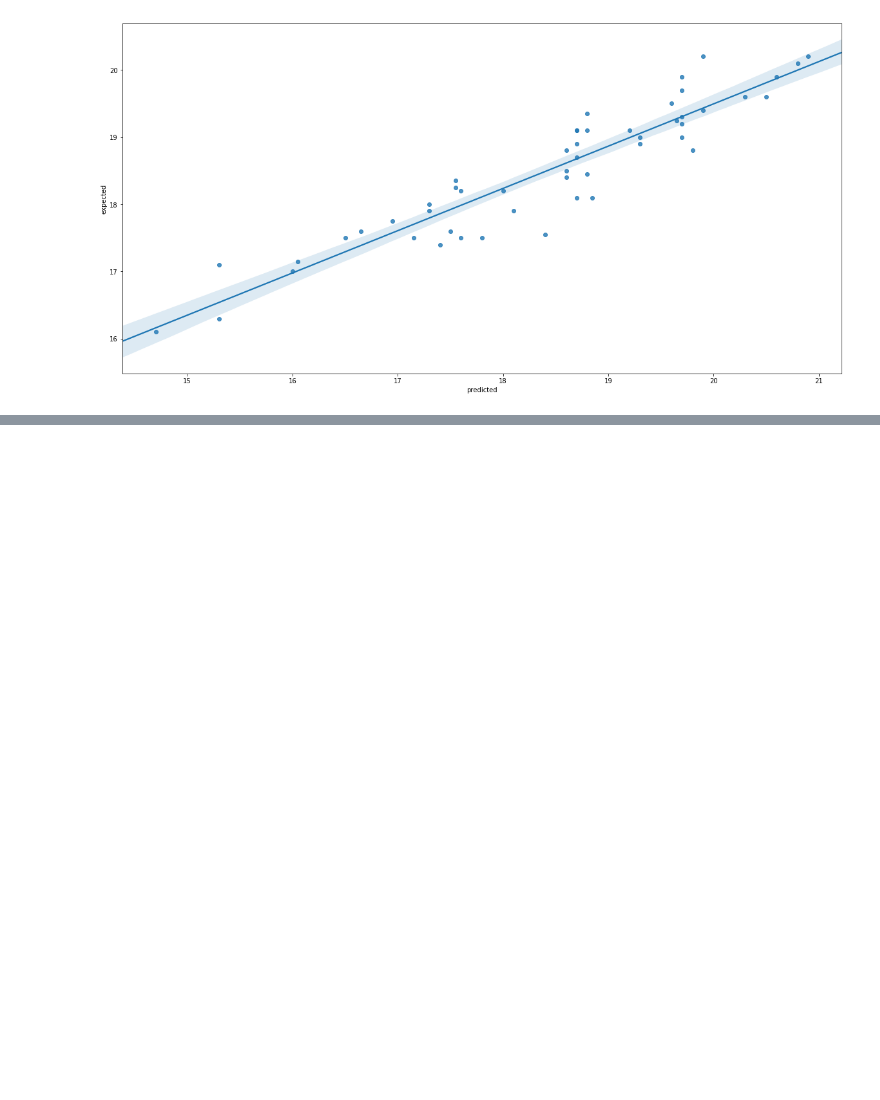
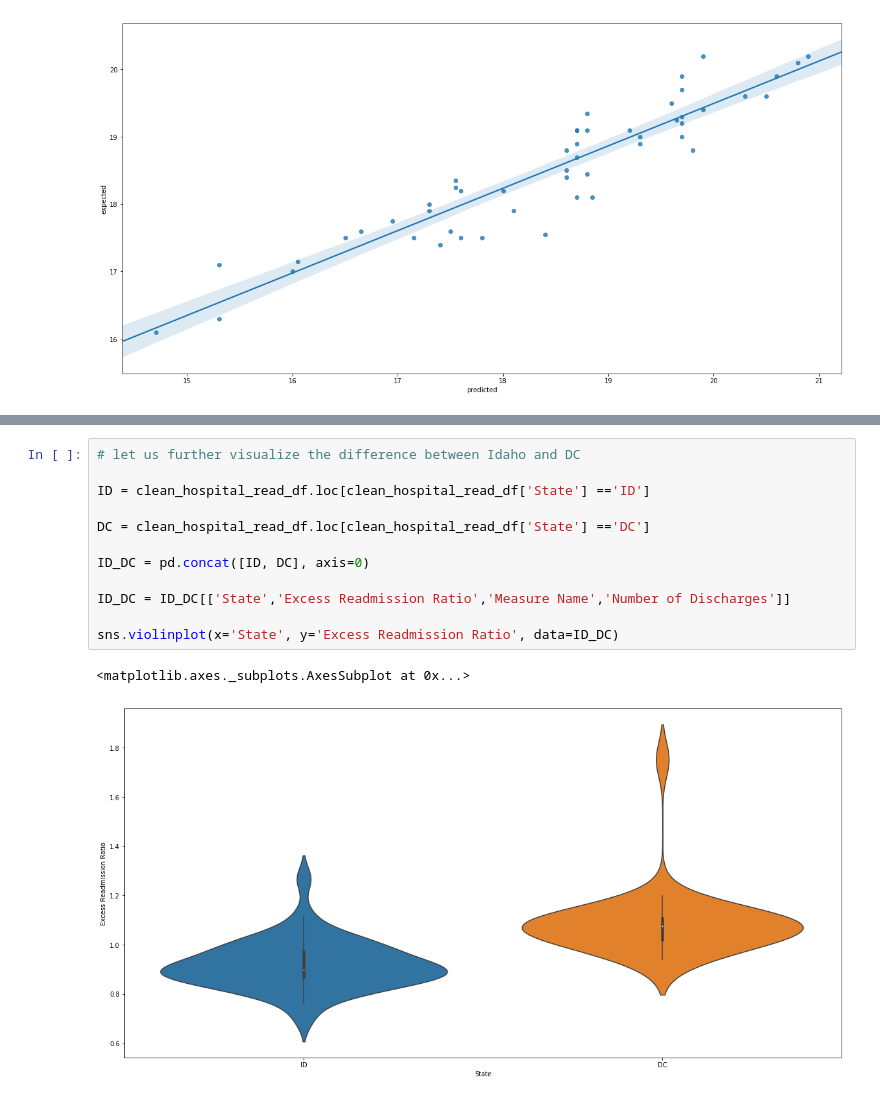
Before and after one commit to thegarrickchu/Springboard-Hospital_Readmissions, a Jupyter notebook: GC_exercise_3-hospital_readmissions_v1.ipynb, the cells around one changed output, grey strips where cells are left out. Saved outputs shown, nothing was run; the diff lists cells and outputs as text; blank space fills up the shorter version.

```diff
--- a/GC_exercise_3-hospital_readmissions_v1.ipynb
+++ b/GC_exercise_3-hospital_readmissions_v1.ipynb
@@ -294,0 +302,15 @@ sns.regplot(x="predicted", y="expected", data=state_df)
+# %%
+# let us further visualize the difference between Idaho and DC
+
+ID = clean_hospital_read_df.loc[clean_hospital_read_df['State'] =='ID']
+
+DC = clean_hospital_read_df.loc[clean_hospital_read_df['State'] =='DC']
+
+ID_DC = pd.concat([ID, DC], axis=0)
+
+ID_DC = ID_DC[['State','Excess Readmission Ratio','Measure Name','Number of Discharges']]
+
+sns.violinplot(x='State', y='Excess Readmission Ratio', data=ID_DC)
+# %% [output]
+<matplotlib.axes._subplots.AxesSubplot at 0x...>
+[figure, added]
```
Also changed, not shown: parts of 10 cells of this notebook.
